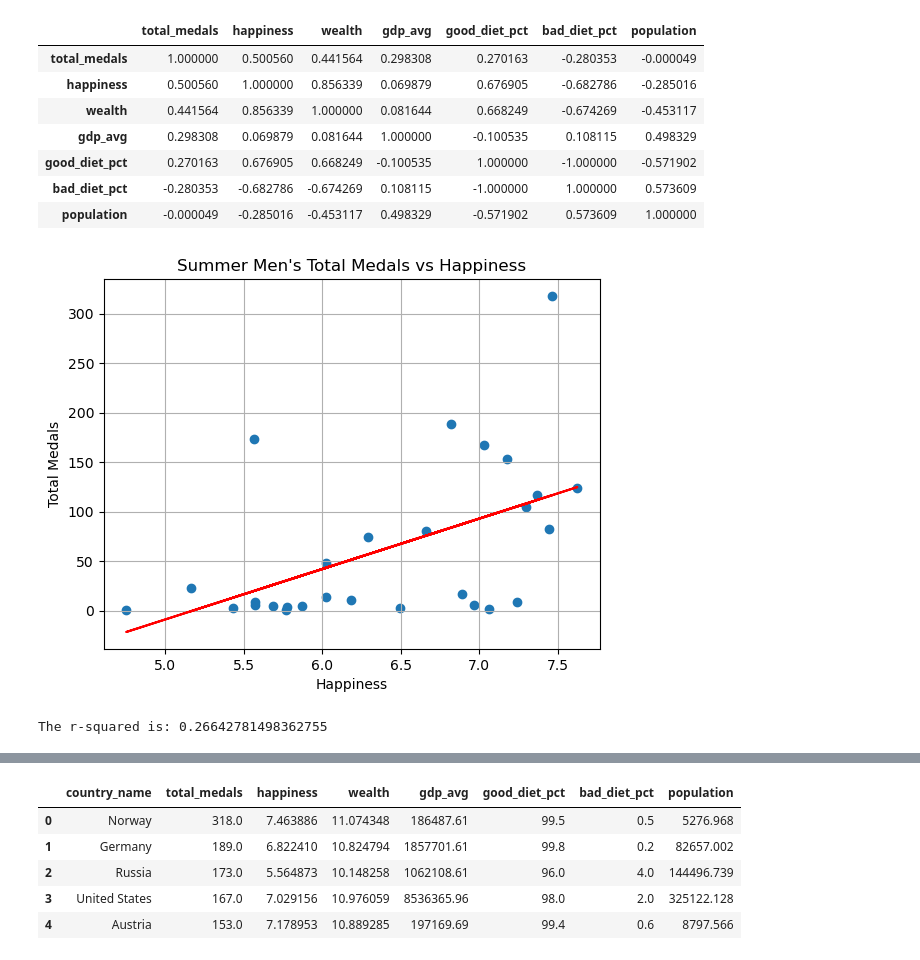
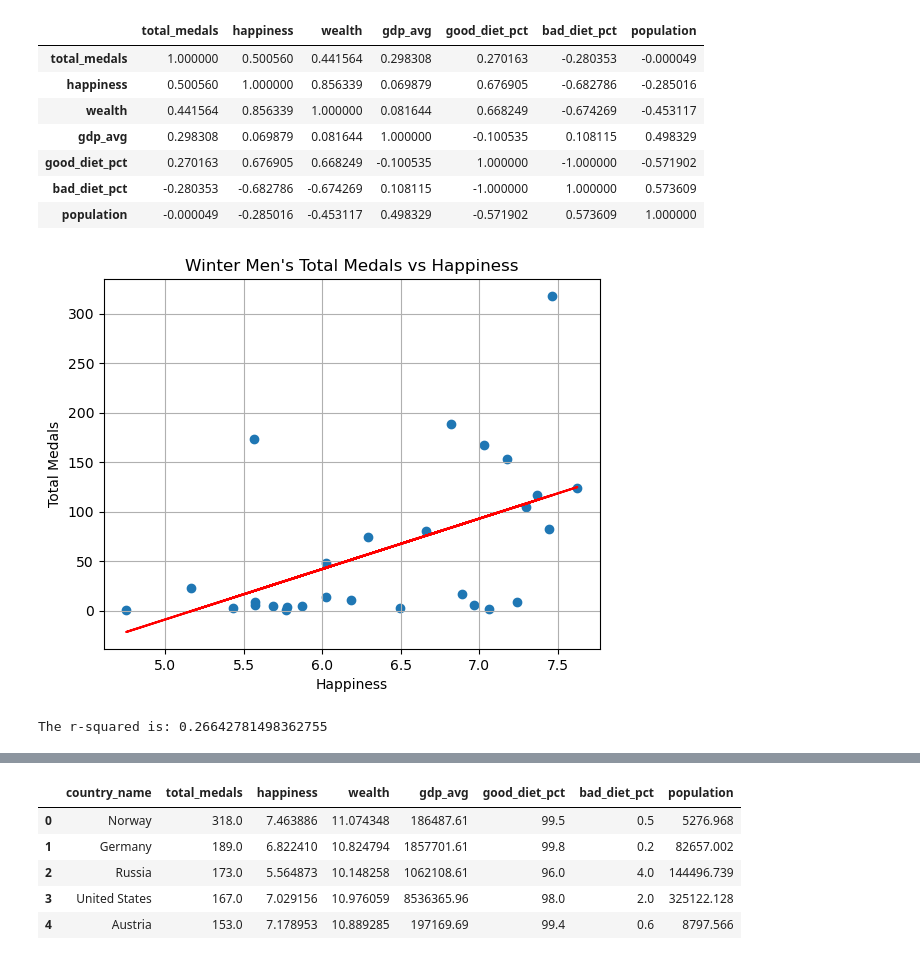
Before and after one commit to JimGile/group3-project1, a Jupyter notebook: src/jg_medal_type_correlation_with_games.ipynb, the cells around one changed output, grey strips where cells are left out. Cells and saved outputs as stored; diff of their text form; code cells hidden in the pictures.

```diff
--- a/src/jg_medal_type_correlation_with_games.ipynb
+++ b/src/jg_medal_type_correlation_with_games.ipynb
@@ -245,7 +242,7 @@ df.set_index('country_name').corr()
 | bad_diet_pct | -0.280353 | -0.682786 | -0.674269 | 0.108115 | -1.000000 | 1.000000 | 0.573609 |
 | population | -0.000049 | -0.285016 | -0.453117 | 0.498329 | -0.571902 | 0.573609 | 1.000000 |
 # %%
-scatter_plot_medals(df, 'happiness', 'total_medals', 'Summer Men\'s Total Medals vs Happiness')
+scatter_plot_medals(df, 'happiness', 'total_medals', 'Winter Men\'s Total Medals vs Happiness')
 # %% [output]
-[figure, old version]
+[figure, new version]
 The r-squared is: 0.26642781498362755
```
Also changed, not shown: parts of 15 cells of this notebook.
